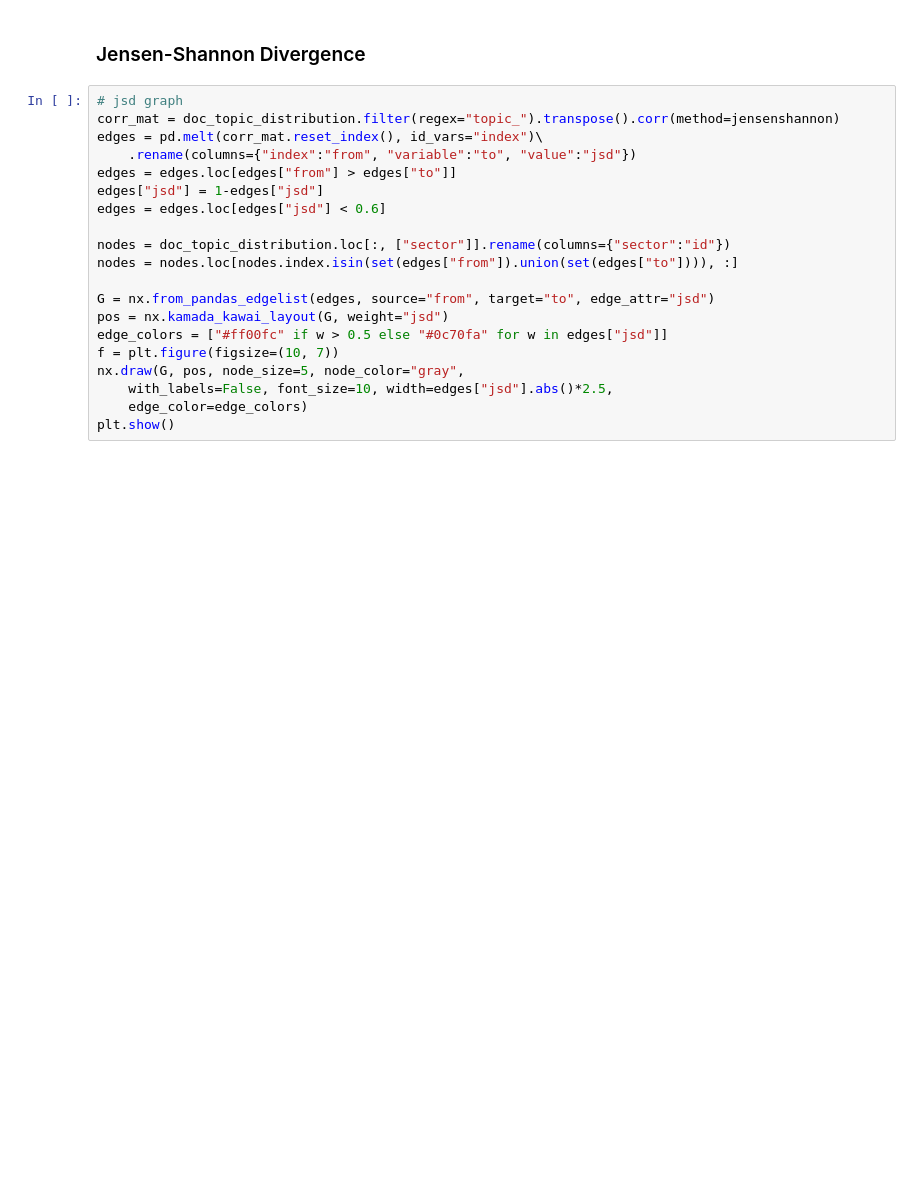
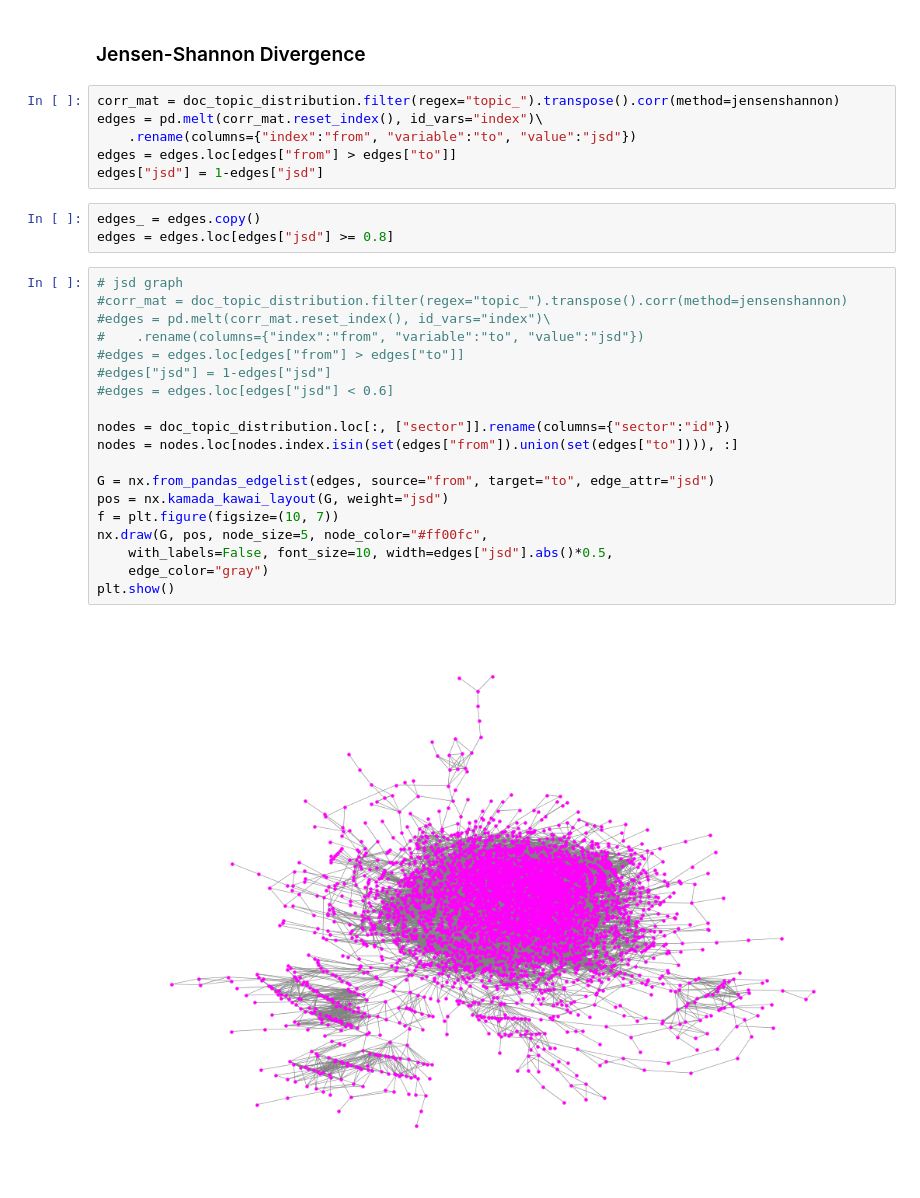
Before and after one commit to fridrichmrtn/sustainability-reports-industry-analysis, a Jupyter notebook: docs/industry_exploration.ipynb, the cells around one changed output. Cells and saved outputs as stored; diff of their text form; blank space fills up the shorter version.

```diff
--- a/docs/industry_exploration.ipynb
+++ b/docs/industry_exploration.ipynb
@@ -161,26 +161,36 @@ plt.show()
 [figure]
 # %% [markdown]
 ### Jensen-Shannon Divergence
+# %%
+corr_mat = doc_topic_distribution.filter(regex="topic_").transpose().corr(method=jensenshannon)
+edges = pd.melt(corr_mat.reset_index(), id_vars="index")\
+    .rename(columns={"index":"from", "variable":"to", "value":"jsd"})
+edges = edges.loc[edges["from"] > edges["to"]]
+edges["jsd"] = 1-edges["jsd"]
+# %%
+edges_ = edges.copy()
+edges = edges.loc[edges["jsd"] >= 0.8]
 # %%
 # jsd graph
-corr_mat = doc_topic_distribution.filter(regex="topic_").transpose().corr(method=jensenshannon)
-edges = pd.melt(corr_mat.reset_index(), id_vars="index")\
-    .rename(columns={"index":"from", "variable":"to", "value":"jsd"})
-edges = edges.loc[edges["from"] > edges["to"]]
-edges["jsd"] = 1-edges["jsd"]
-edges = edges.loc[edges["jsd"] < 0.6]
+#corr_mat = doc_topic_distribution.filter(regex="topic_").transpose().corr(method=jensenshannon)
+#edges = pd.melt(corr_mat.reset_index(), id_vars="index")\
+#    .rename(columns={"index":"from", "variable":"to", "value":"jsd"})
+#edges = edges.loc[edges["from"] > edges["to"]]
+#edges["jsd"] = 1-edges["jsd"]
+#edges = edges.loc[edges["jsd"] < 0.6]
 
 nodes = doc_topic_distribution.loc[:, ["sector"]].rename(columns={"sector":"id"})
 nodes = nodes.loc[nodes.index.isin(set(edges["from"]).union(set(edges["to"]))), :]
 
 G = nx.from_pandas_edgelist(edges, source="from", target="to", edge_attr="jsd")
 pos = nx.kamada_kawai_layout(G, weight="jsd")
-edge_colors = ["#ff00fc" if w > 0.5 else "#0c70fa" for w in edges["jsd"]]
 f = plt.figure(figsize=(10, 7))
-nx.draw(G, pos, node_size=5, node_color="gray",
-    with_labels=False, font_size=10, width=edges["jsd"].abs()*2.5,
-    edge_color=edge_colors)
+nx.draw(G, pos, node_size=5, node_color="#ff00fc",
+    with_labels=False, font_size=10, width=edges["jsd"].abs()*0.5,
+    edge_color="gray")
 plt.show()
+# %% [output]
+[figure, added]
 # %%
 # communities in jsd graph
 c = nx.community.greedy_modularity_communities(G, weight="jsd", cutoff=5)
```
Also changed, not shown: parts of 3 cells of this notebook.
